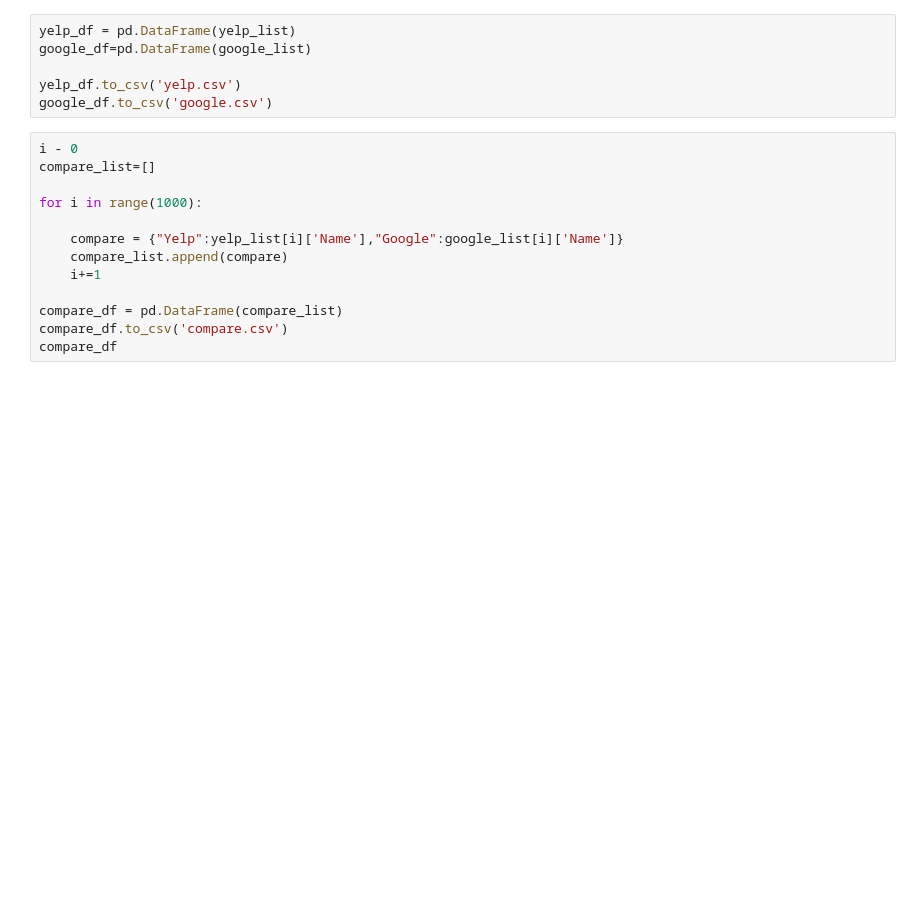
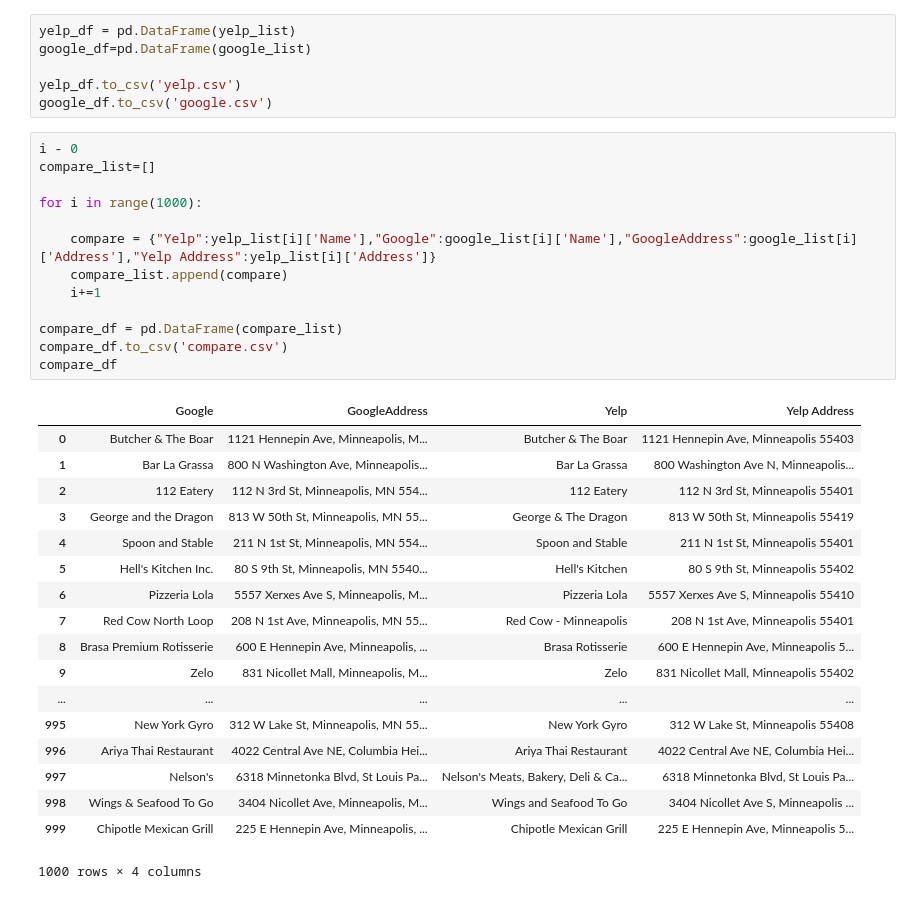
Before and after one commit to dwlopez91/twincities_restaurant_ratings, a Jupyter notebook: python-Yelp2Google/yelptogoogleAPI.ipynb, the cells around one changed output. Drawn from its saved outputs; the diff is of its cells as text; blank space fills up the shorter version.

Commit message:
another google fix

```diff
--- a/python-Yelp2Google/yelptogoogleAPI.ipynb
+++ b/python-Yelp2Google/yelptogoogleAPI.ipynb
@@ -127,13 +223,32 @@ google_df.to_csv('google.csv')
 # %%
 i - 0
 compare_list=[]
 
 for i in range(1000):
 
-    compare = {"Yelp":yelp_list[i]['Name'],"Google":google_list[i]['Name']}
+    compare = {"Yelp":yelp_list[i]['Name'],"Google":google_list[i]['Name'],"GoogleAddress":google_list[i]['Address'],"Yelp Address":yelp_list[i]['Address']}
     compare_list.append(compare)
     i+=1
 
 compare_df = pd.DataFrame(compare_list)
 compare_df.to_csv('compare.csv')
 compare_df
+# %% [output]
+|  | Google | GoogleAddress | Yelp | Yelp Address |
+| 0 | Butcher & The Boar | 1121 Hennepin Ave, Minneapolis, M... | Butcher & The Boar | 1121 Hennepin Ave, Minneapolis 55403 |
+| 1 | Bar La Grassa | 800 N Washington Ave, Minneapolis... | Bar La Grassa | 800 Washington Ave N, Minneapolis... |
+| 2 | 112 Eatery | 112 N 3rd St, Minneapolis, MN 554... | 112 Eatery | 112 N 3rd St, Minneapolis 55401 |
+| 3 | George and the Dragon | 813 W 50th St, Minneapolis, MN 55... | George & The Dragon | 813 W 50th St, Minneapolis 55419 |
+| 4 | Spoon and Stable | 211 N 1st St, Minneapolis, MN 554... | Spoon and Stable | 211 N 1st St, Minneapolis 55401 |
+| 5 | Hell's Kitchen Inc. | 80 S 9th St, Minneapolis, MN 5540... | Hell's Kitchen | 80 S 9th St, Minneapolis 55402 |
+| 6 | Pizzeria Lola | 5557 Xerxes Ave S, Minneapolis, M... | Pizzeria Lola | 5557 Xerxes Ave S, Minneapolis 55410 |
+| 7 | Red Cow North Loop | 208 N 1st Ave, Minneapolis, MN 55... | Red Cow - Minneapolis | 208 N 1st Ave, Minneapolis 55401 |
+| 8 | Brasa Premium Rotisserie | 600 E Hennepin Ave, Minneapolis, ... | Brasa Rotisserie | 600 E Hennepin Ave, Minneapolis 5... |
+| 9 | Zelo | 831 Nicollet Mall, Minneapolis, M... | Zelo | 831 Nicollet Mall, Minneapolis 55402 |
+| ... | ... | ... | ... | ... |
+| 995 | New York Gyro | 312 W Lake St, Minneapolis, MN 55... | New York Gyro | 312 W Lake St, Minneapolis 55408 |
+| 996 | Ariya Thai Restaurant | 4022 Central Ave NE, Columbia Hei... | Ariya Thai Restaurant | 4022 Central Ave NE, Columbia Hei... |
+| 997 | Nelson's | 6318 Minnetonka Blvd, St Louis Pa... | Nelson's Meats, Bakery, Deli & Ca... | 6318 Minnetonka Blvd, St Louis Pa... |
+| 998 | Wings & Seafood To Go | 3404 Nicollet Ave, Minneapolis, M... | Wings and Seafood To Go | 3404 Nicollet Ave S, Minneapolis ... |
+| 999 | Chipotle Mexican Grill | 225 E Hennepin Ave, Minneapolis, ... | Chipotle Mexican Grill | 225 E Hennepin Ave, Minneapolis 5... |
+1000 rows × 4 columns
```
Also changed, not shown: parts of 9 cells of this notebook, 3 other files.
